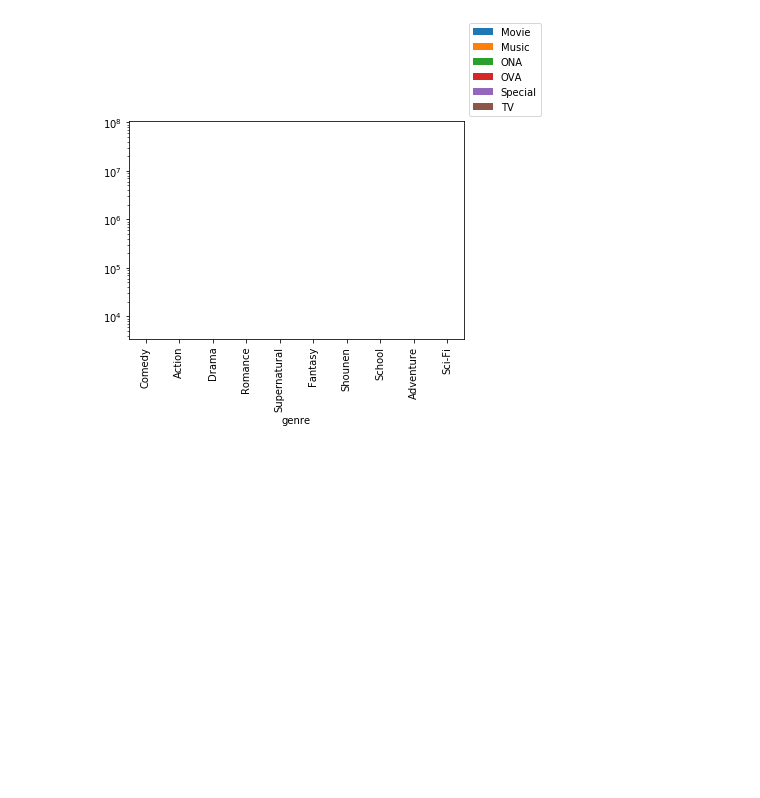
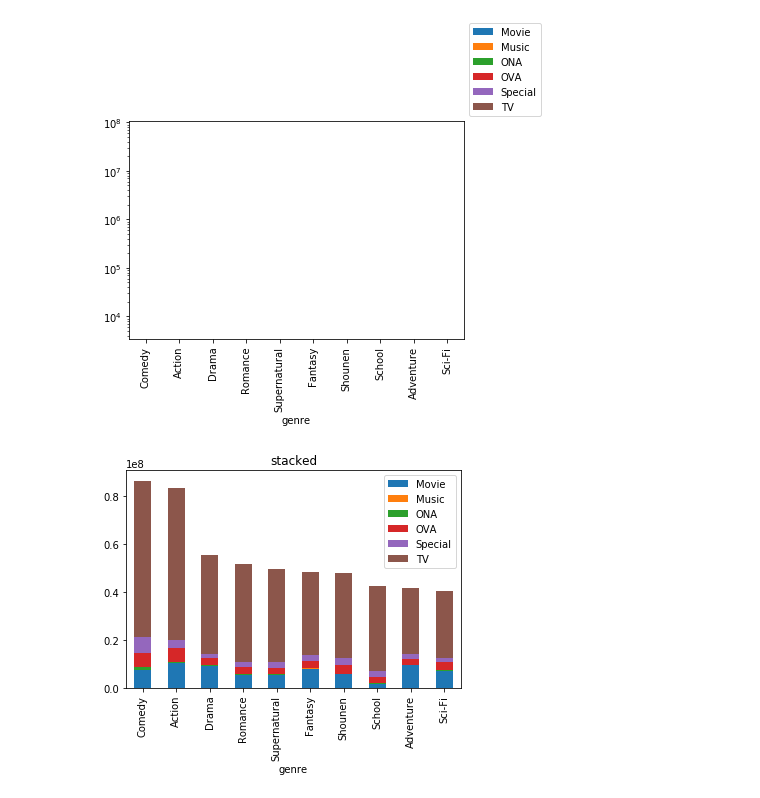
Before and after one commit to mocamocaland/jupyterbook_sample, a Jupyter notebook: pandas_sample_matplotlib_anime_3_10_5.ipynb, the cells around one changed output. Cells and saved outputs as stored; diff of their text form; code cells hidden in the pictures; blank space fills up the shorter version.

```diff
--- a/pandas_sample_matplotlib_anime_3_10_5.ipynb
+++ b/pandas_sample_matplotlib_anime_3_10_5.ipynb
@@ -57,3 +57,10 @@ ax.legend(bbox_to_anchor=(1, 1))
 plt.show()
 # %% [output]
 [figure]
+# %%
+# 積み上げ棒グラフ
+ax = anime_genre_top10_pivoted_df.plot.bar(stacked=True)
+ax.set_title('stacked')
+plt.show()
+# %% [output]
+[figure, added]
```
Also changed, not shown: parts of 3 cells of this notebook.
